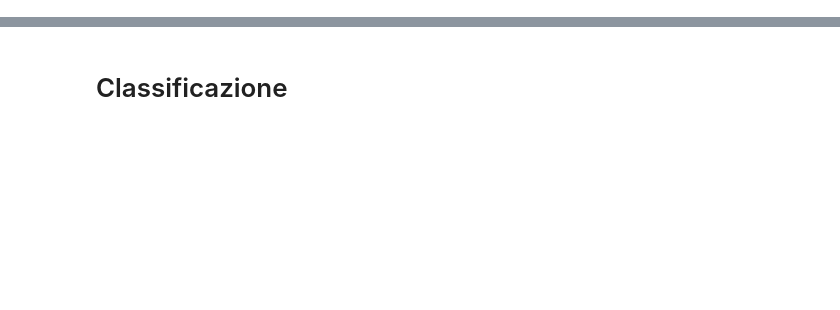
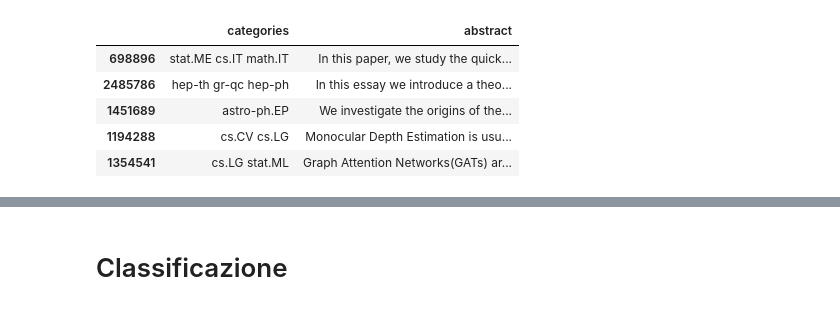
Before and after one commit to diegosantarelli/Data_science_2024, a Jupyter notebook: DS_NLP2/arxiv_analysis.ipynb, the cells around one changed output, grey strips where cells are left out. Drawn from its saved outputs; the diff is of its cells as text; code cells hidden in the pictures; blank space fills up the shorter version.

```diff
--- a/DS_NLP2/arxiv_analysis.ipynb
+++ b/DS_NLP2/arxiv_analysis.ipynb
@@ -44,0 +43,13 @@ df1.head()
+# %%
+df = df.sample(n=10000, random_state=42)
+
+df1 = df.drop(columns=['id', 'submitter', 'authors', 'title', 'comments', 'journal-ref', 'doi', 'update_date'])
+
+df1.head()
+# %% [output]
+|  | categories | abstract |
+| 698896 | stat.ME cs.IT math.IT | In this paper, we study the quick... |
+| 2485786 | hep-th gr-qc hep-ph | In this essay we introduce a theo... |
+| 1451689 | astro-ph.EP | We investigate the origins of the... |
+| 1194288 | cs.CV cs.LG | Monocular Depth Estimation is usu... |
+| 1354541 | cs.LG stat.ML | Graph Attention Networks(GATs) ar... |
```
Also changed, not shown: parts of 18 cells of this notebook.
